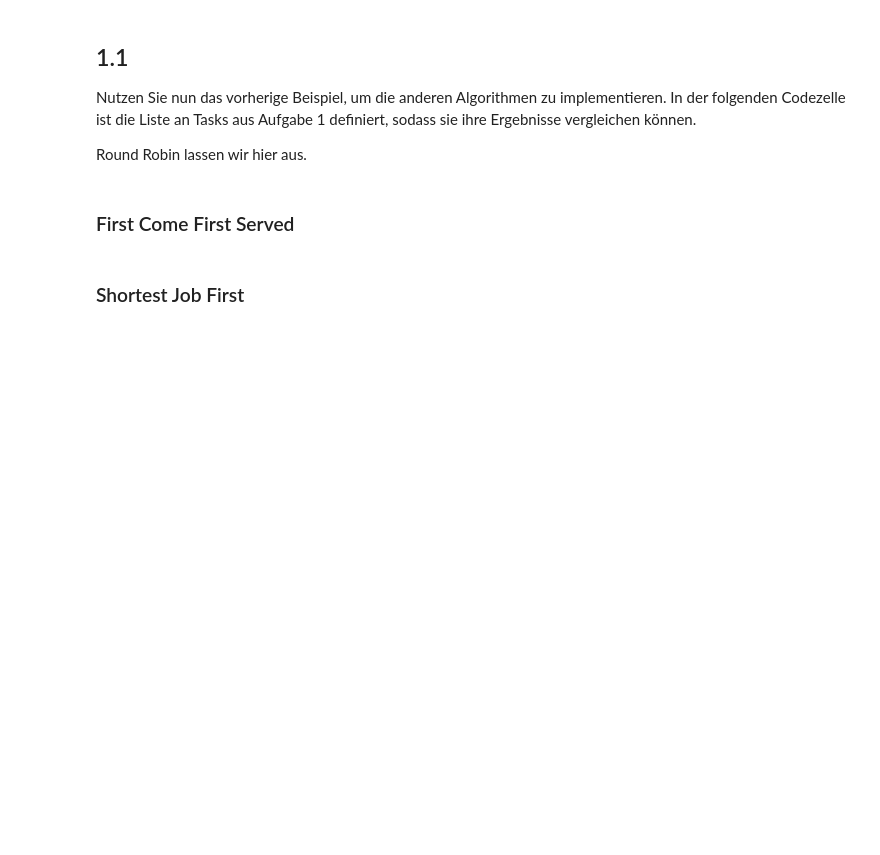
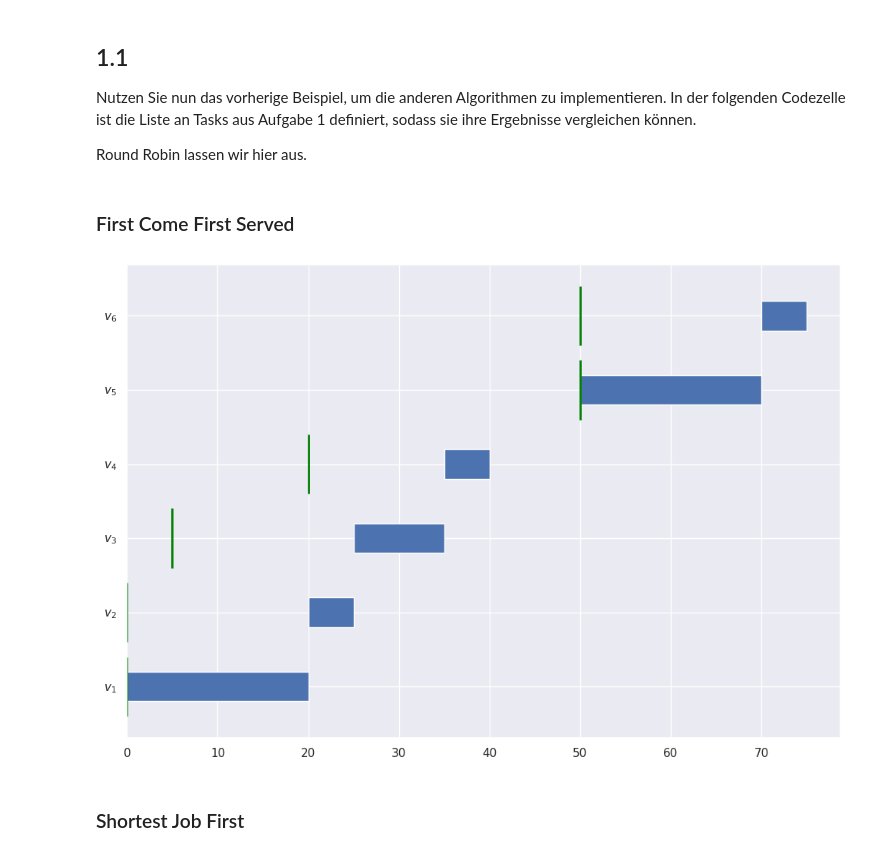
Before and after one commit to lsteff/amd-es-scheduling-exercise, a Jupyter notebook: exercise9.ipynb, the cells around one changed output. Saved outputs shown, nothing was run; the diff lists cells and outputs as text; code cells hidden in the pictures; blank space fills up the shorter version.

Commit message:
update solutions

```diff
--- a/exercise9.ipynb
+++ b/exercise9.ipynb
@@ -59,12 +61,18 @@ task_list = [
 # %%
 class FCFS(Scheduler):
     def update(self, new_tasks):
-        # insert your solution and remove "pass" line
-        pass
+        # new tasks arrived
+        if len(new_tasks) != 0:
+            self.tasks_active += new_tasks
+
+        if self.current_task is None and len(self.tasks_active) > 0:
+            self.current_task = self.tasks_active[0]
 
 
 scheduler = FCFS()
 fcfs_schedule = scheduler.schedule(task_list)
 fcfs_schedule.gantt_chart()
+# %% [output]
+[figure, added]
 # %% [markdown]
 ### Shortest Job First
```
Also changed, not shown: parts of 9 cells of this notebook.
